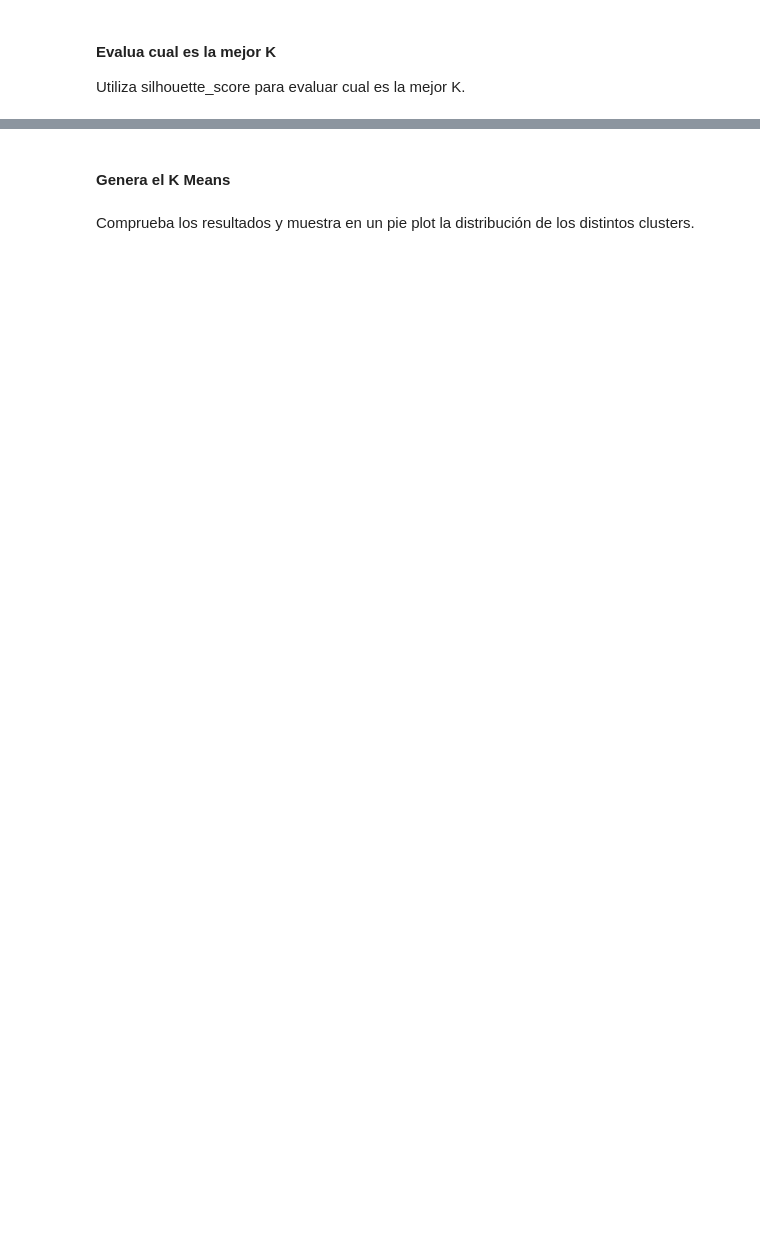
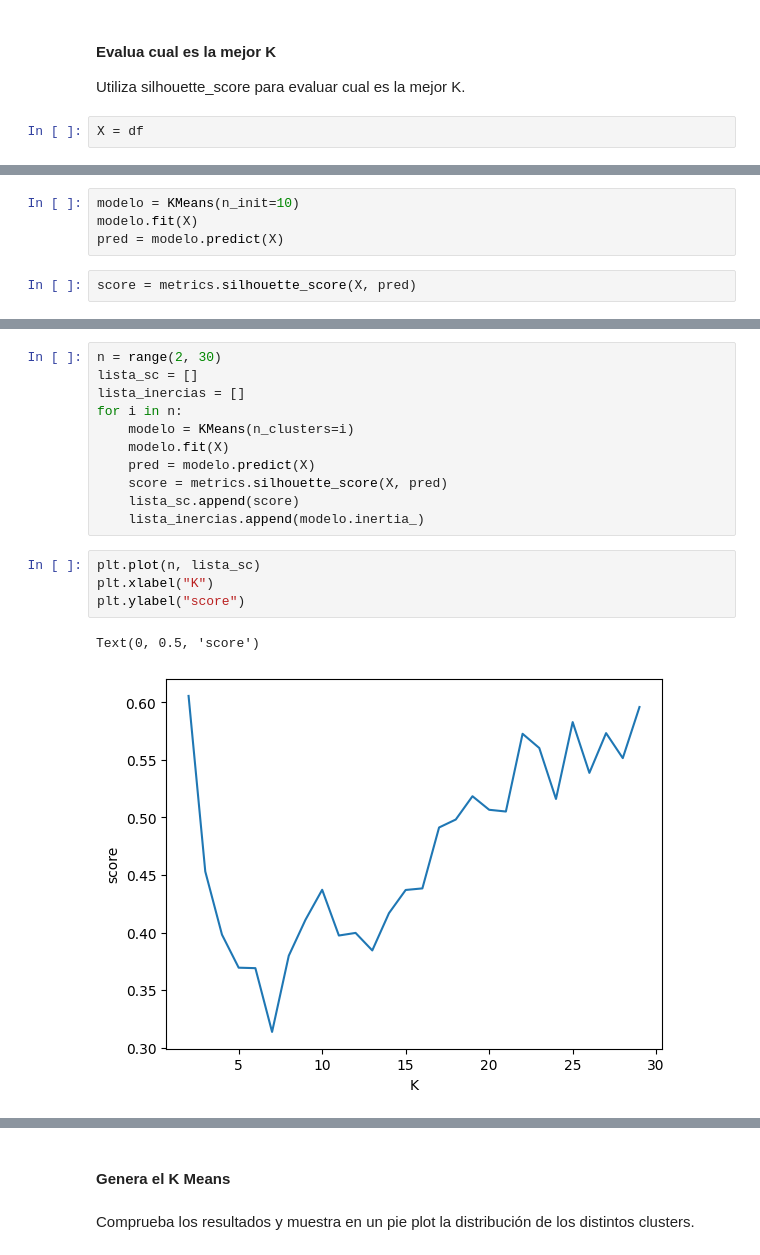
Before and after one commit to diego-dng/1025_DS_VITORIA, a Jupyter notebook: 3-Machine_Learning/2-No_Supervisado/1-Clustering/Practica/EJER_1_kmeans_drugs_review.ipynb, the cells around one changed output, grey strips where cells are left out. Cells and saved outputs as stored; diff of their text form; blank space fills up the shorter version.

```diff
--- a/3-Machine_Learning/2-No_Supervisado/1-Clustering/Practica/EJER_1_kmeans_drugs_review.ipynb
+++ b/3-Machine_Learning/2-No_Supervisado/1-Clustering/Practica/EJER_1_kmeans_drugs_review.ipynb
@@ -15,3 +137,5 @@ Transforma las columnas categoricas a numericas mediante dummies
 #### Evalua cual es la mejor K
 
 Utiliza silhouette_score para evaluar cual es la mejor K.
+# %%
+X = df
@@ -17,0 +145,6 @@ Utiliza silhouette_score para evaluar cual es la mejor K.
+# %%
+modelo = KMeans(n_init=10)
+modelo.fit(X)
+pred = modelo.predict(X)
+# %%
+score = metrics.silhouette_score(X, pred)
@@ -17,0 +171,18 @@ Utiliza silhouette_score para evaluar cual es la mejor K.
+# %%
+n = range(2, 30)
+lista_sc = []
+lista_inercias = []
+for i in n:
+    modelo = KMeans(n_clusters=i)
+    modelo.fit(X)
+    pred = modelo.predict(X)
+    score = metrics.silhouette_score(X, pred)
+    lista_sc.append(score)
+    lista_inercias.append(modelo.inertia_)
+# %%
+plt.plot(n, lista_sc)
+plt.xlabel("K")
+plt.ylabel("score")
+# %% [output]
+Text(0, 0.5, 'score')
+[figure, added]
```
Also changed, not shown: parts of 22 cells of this notebook, 2 other files.
